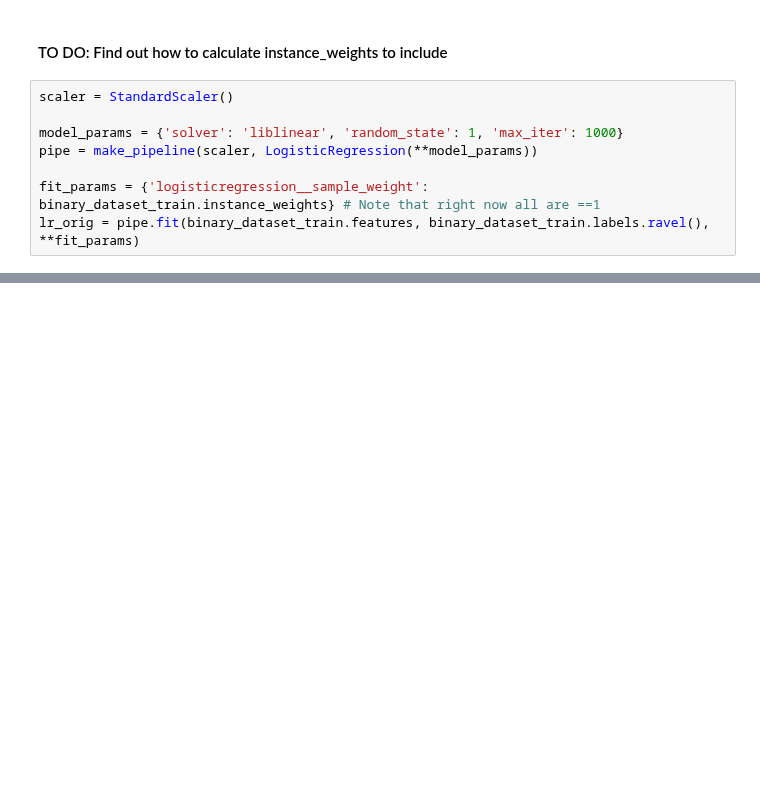
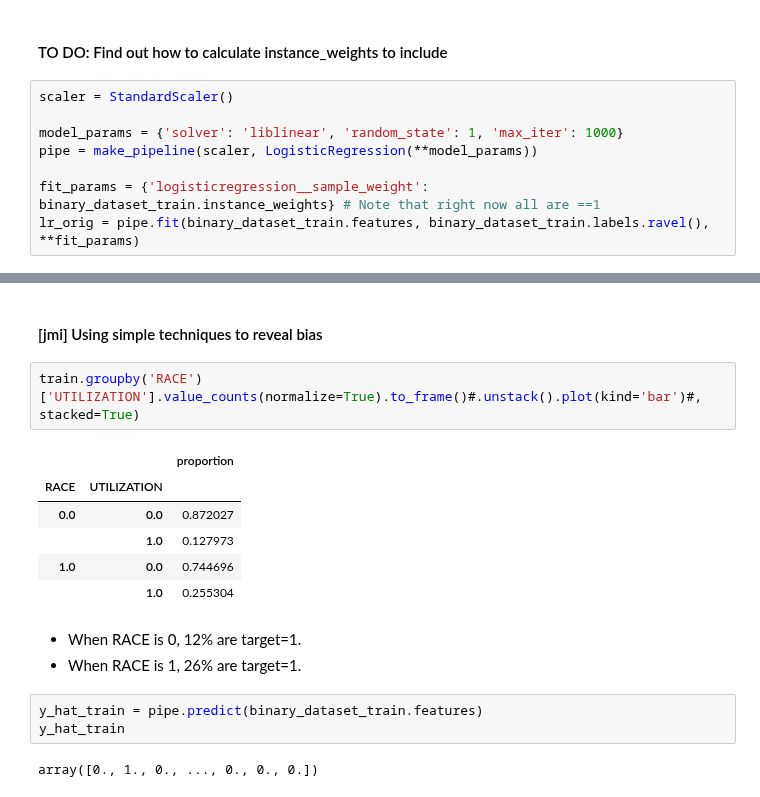
Before and after one commit to jirvingphd/iowa-prisoner-recidivism-mod-3-project, a Jupyter notebook: aifairness-tutorial-medical-expenditure.ipynb, the cells around one changed output, grey strips where cells are left out. Saved outputs shown, nothing was run; the diff lists cells and outputs as text; blank space fills up the shorter version.

```diff
--- a/aifairness-tutorial-medical-expenditure.ipynb
+++ b/aifairness-tutorial-medical-expenditure.ipynb
@@ -375,0 +409,19 @@ ds.evaluate.evaluate_classification(lr_orig, binary_dataset_train.features, bina
+# %% [markdown]
+#### [jmi] Using simple techniques to reveal bias
+# %%
+train.groupby('RACE')['UTILIZATION'].value_counts(normalize=True).to_frame()#.unstack().plot(kind='bar')#, stacked=True)
+# %% [output]
+|  |  | proportion |
+| RACE | UTILIZATION |  |
+| 0.0 | 0.0 | 0.872027 |
+|  | 1.0 | 0.127973 |
+| 1.0 | 0.0 | 0.744696 |
+|  | 1.0 | 0.255304 |
+# %% [markdown]
+- When RACE is 0, 12% are target=1.
+- When RACE is 1, 26% are target=1.
+# %%
+y_hat_train = pipe.predict(binary_dataset_train.features)
+y_hat_train
+# %% [output]
+array([0., 1., 0., ..., 0., 0., 0.])
```
Also changed, not shown: parts of 8 cells of this notebook.
